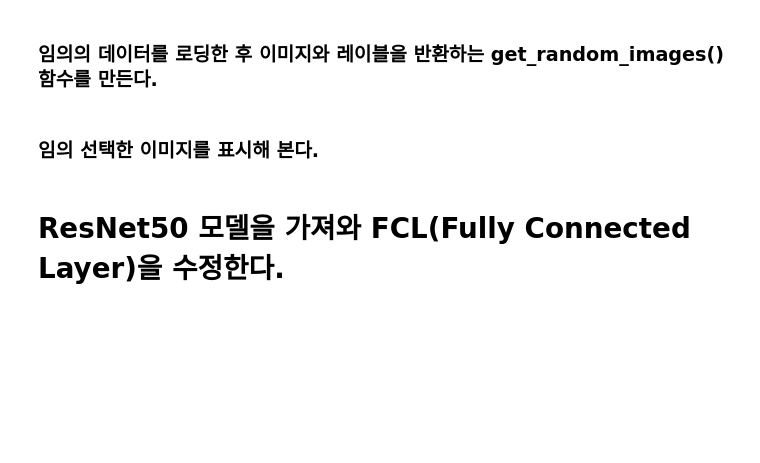
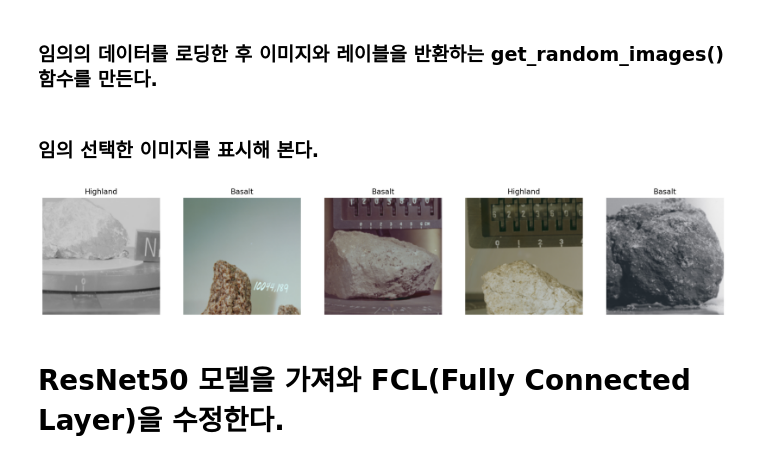
Before and after one commit to mh955/spacerocks, a Jupyter notebook: ClassifySpaceRockCode.ipynb, the cells around one changed output. Drawn from its saved outputs; the diff is of its cells as text; code cells hidden in the pictures; blank space fills up the shorter version.

```diff
--- a/ClassifySpaceRockCode.ipynb
+++ b/ClassifySpaceRockCode.ipynb
@@ -73,8 +95,7 @@ print(split)
 #### 4. split을 기준으로 학습 데이터 인덱스 리스트와 테스트 인덱스 리스트로 나눈다.
 # %%
 # 학습 데이터 인덱스 리스트 및 테스트 인덱스 리스트를 만들고 확인해 본다.
-
-
+train_idx, test_idx = indices[split:],indices[:split]
 
 print(train_idx)
 print(test_idx)
@@ -82,13 +106,15 @@ print(test_idx)
 #### 5. 데이터 세트들의 샘플러 및 로더를 만들고 확인한다.
 # %%
 # 데이터 샘플링 방식(SubsetRandomSampler)을 지정한다
+import torch.utils
 from torch.utils.data.sampler import SubsetRandomSampler
-
+train_sampler = SubsetRandomSampler(train_idx)
+test_sampler = SubsetRandomSampler(test_idx)
 
 
 # 데이터 로딩을 위한 loader를 만든다. (sampler, 배치 사이즈 등 지정)
-
-
+trainloader = torch.utils.data.DataLoader(train_data,sampler=train_sampler,batch_size = 16)
+testloader = torch.utils.data.DataLoader(test_data,sampler= test_sampler,batch_size = 16)
 
 # 학습 loader와 테스트 loader의 class들을 출력하여 확인한다.
 print(trainloader.dataset.classes)
@@ -115,9 +157,7 @@ def load_split_train_test(data_dir, valid_size) :
 ### load_split_train_test() 함수를 이용하여 trainloader, testloader를 생성한다.
 # %%
 # load_split_train_test() 함수를 이용하여 trainloader와 testloader를 만들고 확인한다.
-
-
-
+trainloader,testloader = load_split_train_test(data_dir, 0.2)
 
 print(trainloader.dataset.classes)
 print(testloader.dataset.classes)
@@ -129,17 +172,17 @@ print(testloader.dataset.classes)
 def get_random_images(num) :
 
     data = datasets.ImageFolder(data_dir, transform=t_transforms)
-
-
-
-
+    indices = list(range(len(data)))
+    np.random.shuffle(indices)
+    idx = indices[:num]
 
     from torch.utils.data.sampler import SubsetRandomSampler
-
-
+    sampler = SubsetRandomSampler(idx)
+    loader = torch.utils.data.DataLoader(data, sampler=sampler, batch_size=num)
 
     # loader에서 데이터를 한 개씩 꺼내 주는 iterator를 생성한다.
-
+    dataiter = iter(loader)
+    images,labels= dataiter.next()
 
 
     return images, labels
@@ -147,27 +190,27 @@ def get_random_images(num) :
 ### 임의 선택한 이미지를 표시해 본다.
 # %%
 # 5개의 이미지와 레이블을 랜덤하게 가져온다.
-
-
+images, labels = get_random_images(5)
 # 픽셀 배열을 PIL 형식의 이미지로 변환하고 이미지 크기를 지정한다.
 to_pil = transforms.ToPILImage()
 fig = plt.figure(figsize=(20, 20))
 
 # 학습 데이터의 class 리스트를 얻는다.
-
-
+classes = trainloader.dataset.classes
 
 # 이미지를 표시하기 위한 설정을 한다.
 for ii in range(len(images)) :
     image = to_pil(images[ii])
     sub = fig.add_subplot(1, len(images), ii+1)
     index = labels[ii].item()
     sub.set_title(classes[index])
     plt.axis('off')
     plt.imshow(image)
 
 # 이미지를 표시한다.
 plt.show()
+# %% [output]
+[figure, added]
 # %% [markdown]
 # ResNet50 모델을 가져와 FCL(Fully Connected Layer)을 수정한다.
 # %% [markdown]
```
Also changed, not shown: parts of 20 cells of this notebook, 2 other files.
